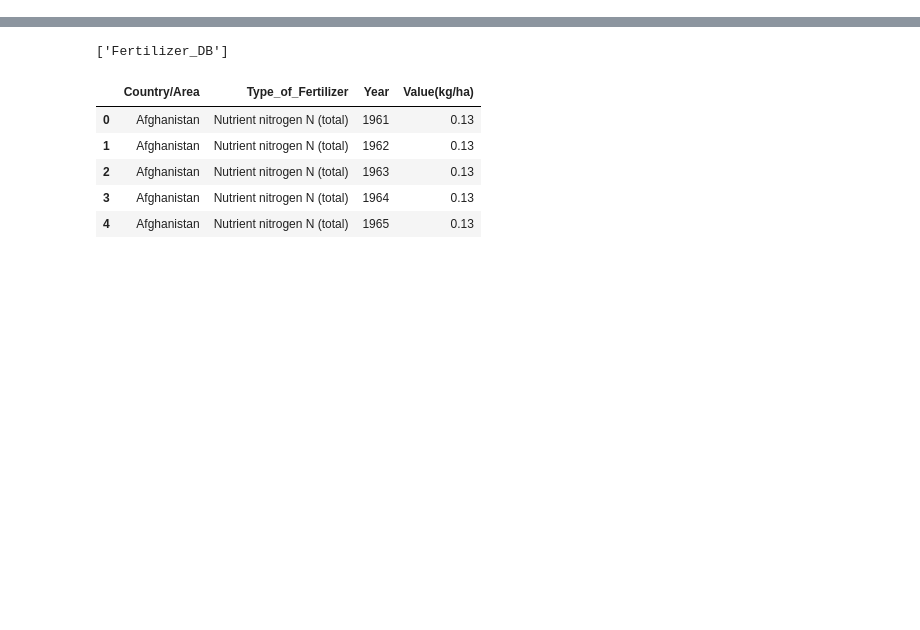
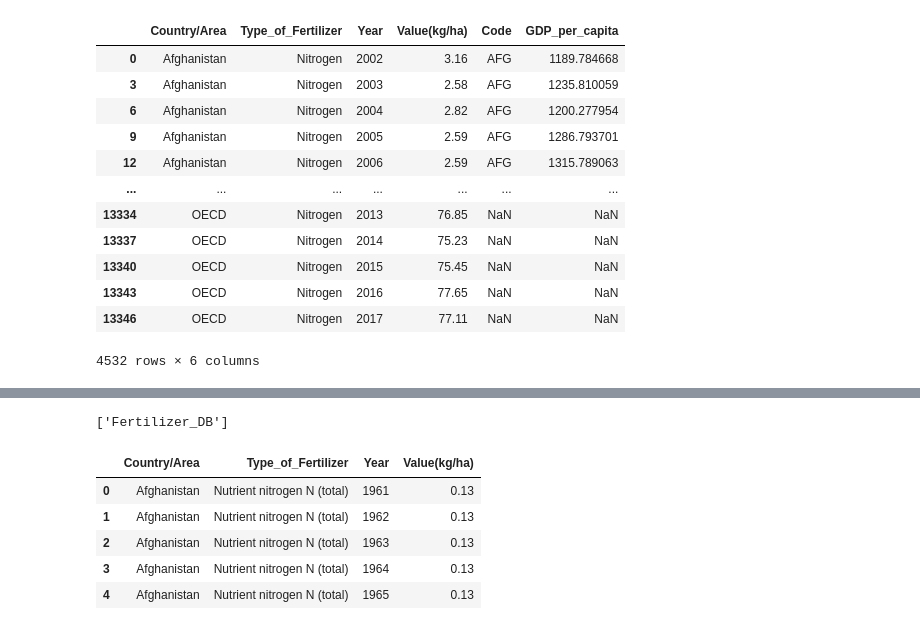
Before and after one commit to l-Josh-Thomas-l/Project-2, a Jupyter notebook: World Fertilizer Data.ipynb, the cells around one changed output, grey strips where cells are left out. Cells and saved outputs as stored; diff of their text form; code cells hidden in the pictures; blank space fills up the shorter version.

```diff
--- a/World Fertilizer Data.ipynb
+++ b/World Fertilizer Data.ipynb
@@ -48,0 +88,17 @@ fertilizer_df = fertilizer_df.rename(columns={"Area": "Country/Area", "Item": "T
+# %%
+nitrogen_df = fert_gdp_merge_df.loc[(fert_gdp_merge_df['Type_of_Fertilizer'] == 'Nitrogen')]
+nitrogen_df
+# %% [output]
+|  | Country/Area | Type_of_Fertilizer | Year | Value(kg/ha) | Code | GDP_per_capita |
+| 0 | Afghanistan | Nitrogen | 2002 | 3.16 | AFG | 1189.784668 |
+| 3 | Afghanistan | Nitrogen | 2003 | 2.58 | AFG | 1235.810059 |
+| 6 | Afghanistan | Nitrogen | 2004 | 2.82 | AFG | 1200.277954 |
+| 9 | Afghanistan | Nitrogen | 2005 | 2.59 | AFG | 1286.793701 |
+| 12 | Afghanistan | Nitrogen | 2006 | 2.59 | AFG | 1315.789063 |
+| ... | ... | ... | ... | ... | ... | ... |
+| 13334 | OECD | Nitrogen | 2013 | 76.85 | NaN | NaN |
+| 13337 | OECD | Nitrogen | 2014 | 75.23 | NaN | NaN |
+| 13340 | OECD | Nitrogen | 2015 | 75.45 | NaN | NaN |
+| 13343 | OECD | Nitrogen | 2016 | 77.65 | NaN | NaN |
+| 13346 | OECD | Nitrogen | 2017 | 77.11 | NaN | NaN |
+4532 rows × 6 columns
```
Also changed, not shown: parts of 12 cells of this notebook.
